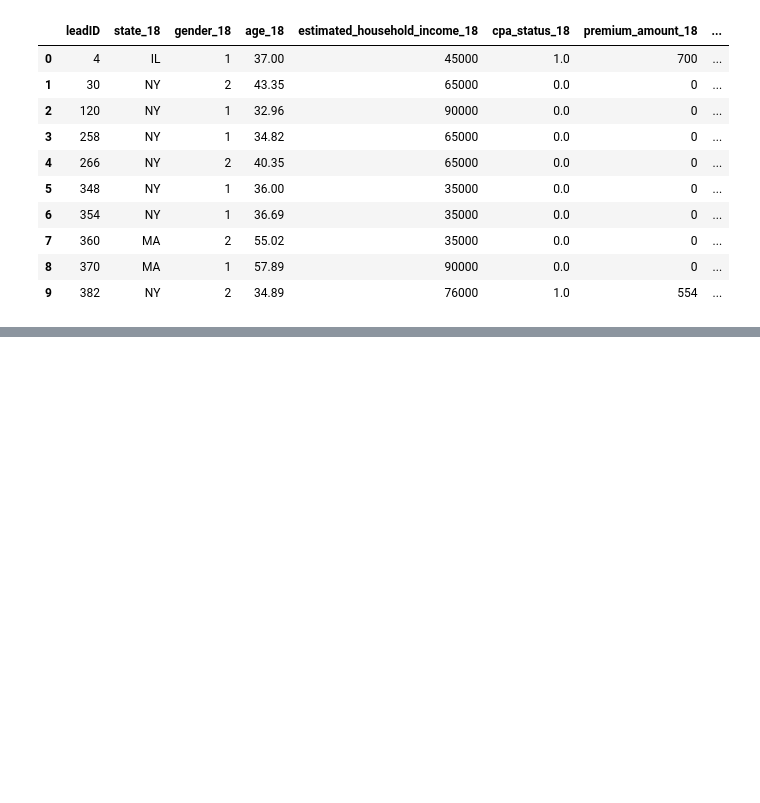
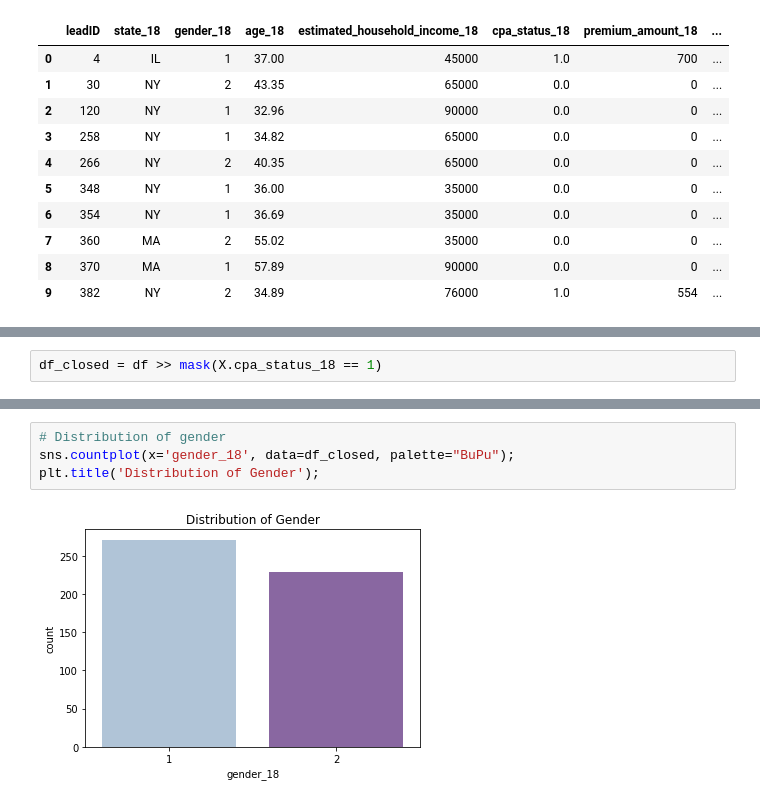
Before and after one commit to ZsoltNagy86/ABC_LLC_Leads, a Jupyter notebook: ABC_LLC_Leads.ipynb, the cells around one changed output, grey strips where cells are left out. Saved outputs shown, nothing was run; the diff lists cells and outputs as text; blank space fills up the shorter version.

```diff
--- a/ABC_LLC_Leads.ipynb
+++ b/ABC_LLC_Leads.ipynb
@@ -73,0 +112,2 @@ df.head(10)
+# %%
+df_closed = df >> mask(X.cpa_status_18 == 1)
@@ -73,0 +140,6 @@ df.head(10)
+# %%
+# Distribution of gender
+sns.countplot(x='gender_18', data=df_closed, palette="BuPu");
+plt.title('Distribution of Gender');
+# %% [output]
+[figure, added]
```
Also changed, not shown: parts of 19 cells of this notebook, 2 other files.
